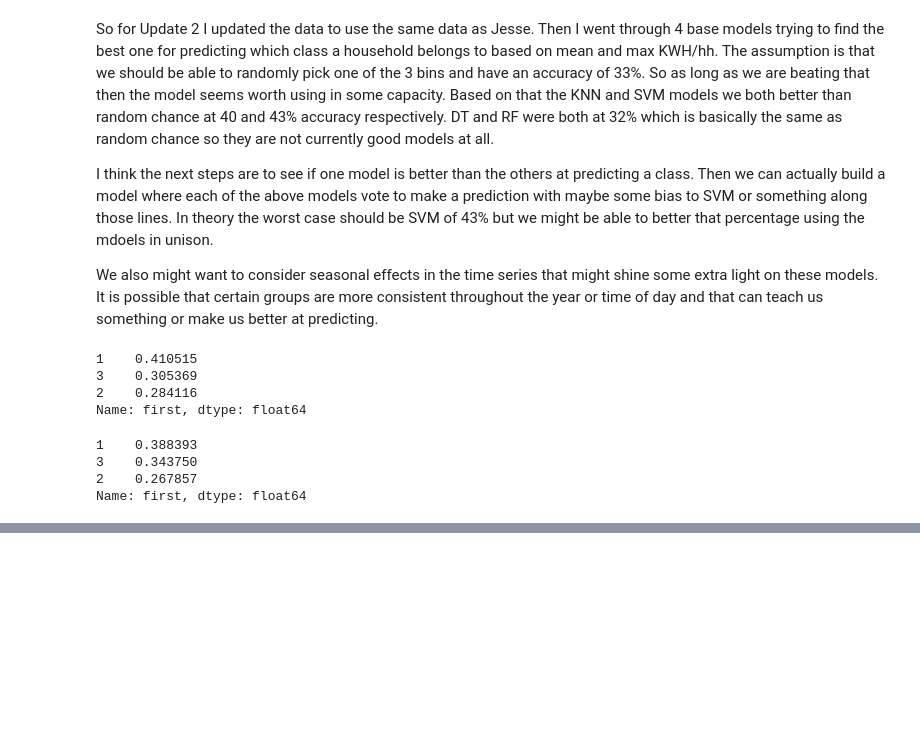
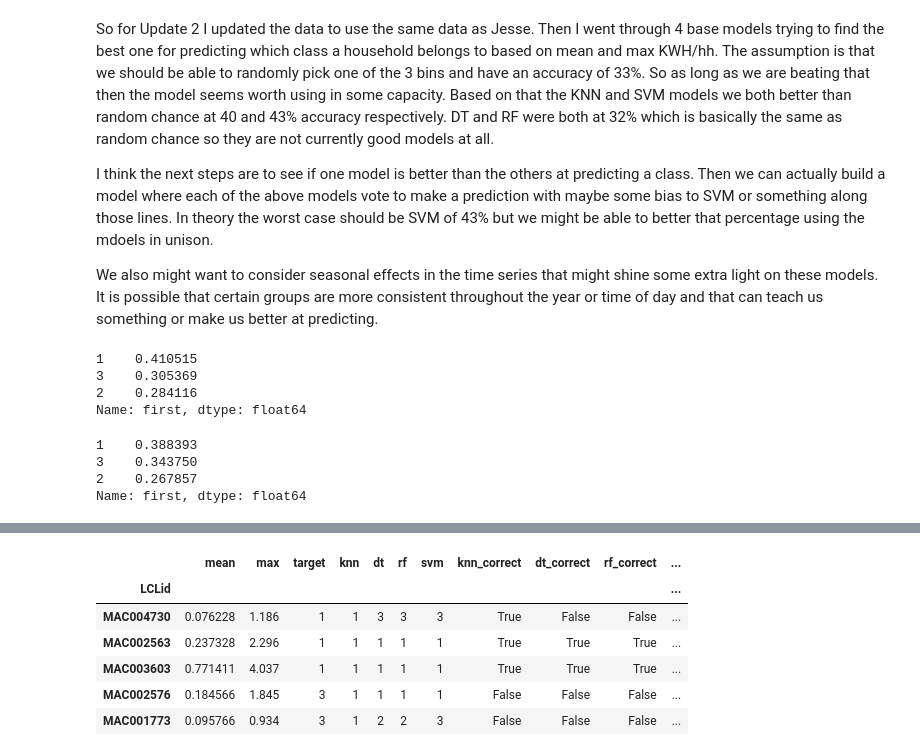
Before and after one commit to ShakeyJay/DSC672, a Jupyter notebook: src/classification_part2.ipynb, the cells around one changed output, grey strips where cells are left out. Drawn from its saved outputs; the diff is of its cells as text; code cells hidden in the pictures; blank space fills up the shorter version.

```diff
--- a/src/classification_part2.ipynb
+++ b/src/classification_part2.ipynb
@@ -239,0 +257,12 @@ Name: first, dtype: float64
+# %%
+Xtest["target"] = y_test
+# %%
+Xtest.head()
+# %% [output]
+|  | mean | max | target | knn | dt | rf | svm | knn_correct | dt_correct | rf_correct | ... |
+| LCLid |  |  |  |  |  |  |  |  |  |  | ... |
+| MAC004730 | 0.076228 | 1.186 | 1 | 1 | 3 | 3 | 3 | True | False | False | ... |
+| MAC002563 | 0.237328 | 2.296 | 1 | 1 | 1 | 1 | 1 | True | True | True | ... |
+| MAC003603 | 0.771411 | 4.037 | 1 | 1 | 1 | 1 | 1 | True | True | True | ... |
+| MAC002576 | 0.184566 | 1.845 | 3 | 1 | 1 | 1 | 1 | False | False | False | ... |
+| MAC001773 | 0.095766 | 0.934 | 3 | 1 | 2 | 2 | 3 | False | False | False | ... |
```
Also changed, not shown: parts of 6 cells of this notebook.
